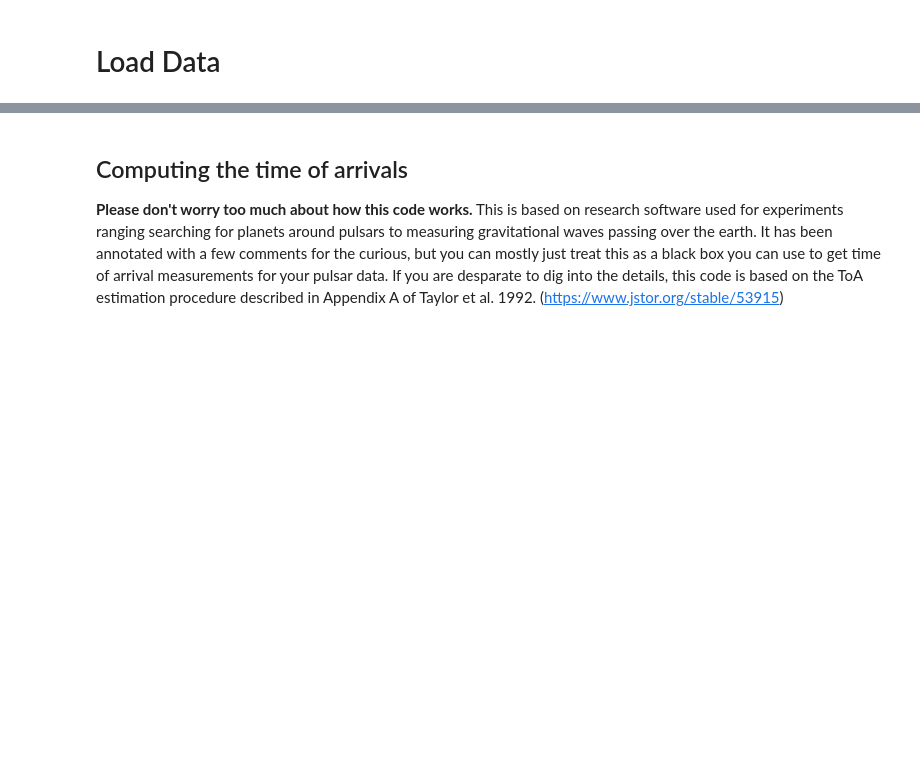
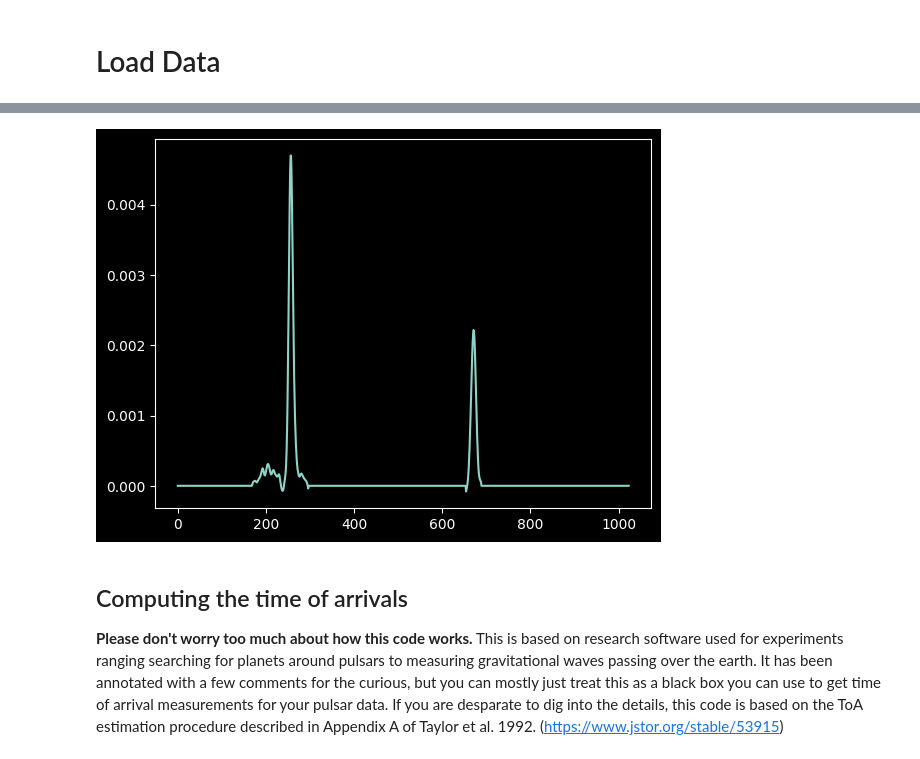
Before and after one commit to LouisPtrn/CrabPulsar, a Jupyter notebook: Make Time of Arrivals.ipynb, the cells around one changed output, grey strips where cells are left out. Saved outputs shown, nothing was run; the diff lists cells and outputs as text; code cells hidden in the pictures; blank space fills up the shorter version.

```diff
--- a/Make Time of Arrivals.ipynb
+++ b/Make Time of Arrivals.ipynb
@@ -28,8 +39,10 @@ print("'Guess Period':",obsdata['approx_period'])
 # %%
-templatefilename=os.path.join(pathcrabtemplate,"template.txt")# Enter the filename of your data here
+templatefilename=os.path.join("template.txt")# Enter the filename of your data here
 template=np.loadtxt(templatefilename)
 plt.plot(template)
 plt.show()
+# %% [output]
+[figure, added]
 # %%
 ##
 #  This function will shift each row of a 2-d (3-d) array by the the number of columns specified in the "shifts" array.
```
Also changed, not shown: parts of 2 cells of this notebook, 7 other files.
